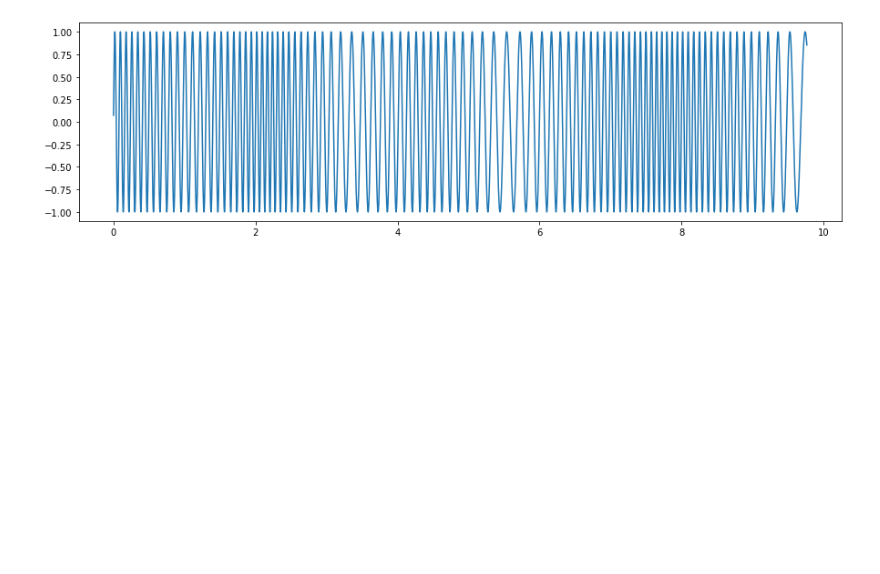
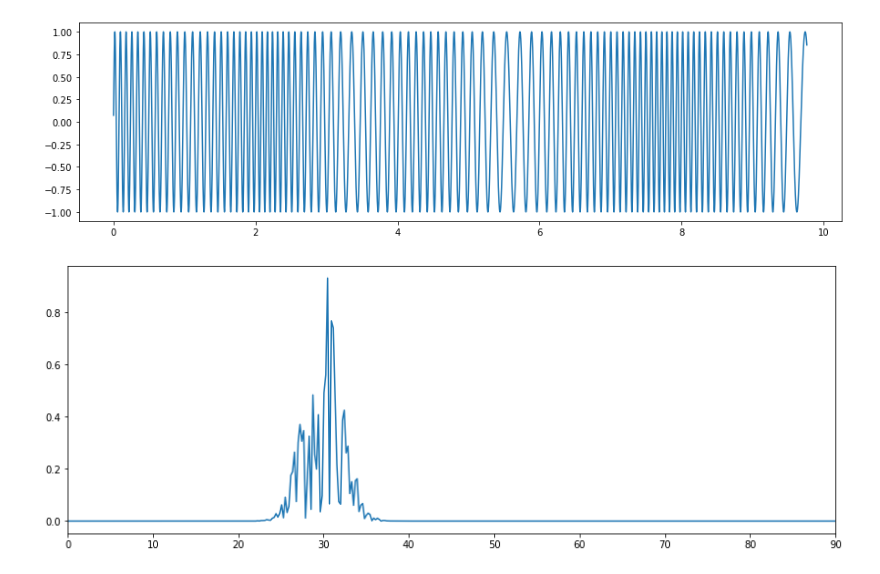
Before and after one commit to rklymentiev/nsp-course, a Jupyter notebook: s3_simulation_time_series_signals_and_noise/sandbox.ipynb, the cells around one changed output. Saved outputs shown, nothing was run; the diff lists cells and outputs as text; code cells hidden in the pictures; blank space fills up the shorter version.

```diff
--- a/sandbox.ipynb
+++ b/s3_simulation_time_series_signals_and_noise/sandbox.ipynb
@@ -55,3 +55,28 @@ plt.plot(times, signal)
 plt.show()
 # %% [output]
 [figure]
+# %%
+pnts = 4567
+srate = 987
+
+peakfreq = 30
+fwhm = 5
+# %%
+hz = np.linspace(0, srate, pnts)
+
+s = fwhm * (2*np.pi - 1)/(4*np.pi)
+x = hz - peakfreq
+fg = np.exp(-0.5*(x/s)**2)
+# %%
+# Fourier coefficients
+fc = np.random.rand(pnts) * np.exp(complex(imag=1)*2*np.pi*np.random.rand(pnts))
+fc = fc*fg
+
+signal = 2*np.fft.ifft(fc).real
+# %%
+plt.figure(figsize=(14,5))
+plt.plot(hz, np.abs(fc))
+plt.xlim([0, 3*peakfreq])
+plt.show()
+# %% [output]
+[figure, added]
```
Also changed, not shown: parts of 6 cells of this notebook, 17 other files.
